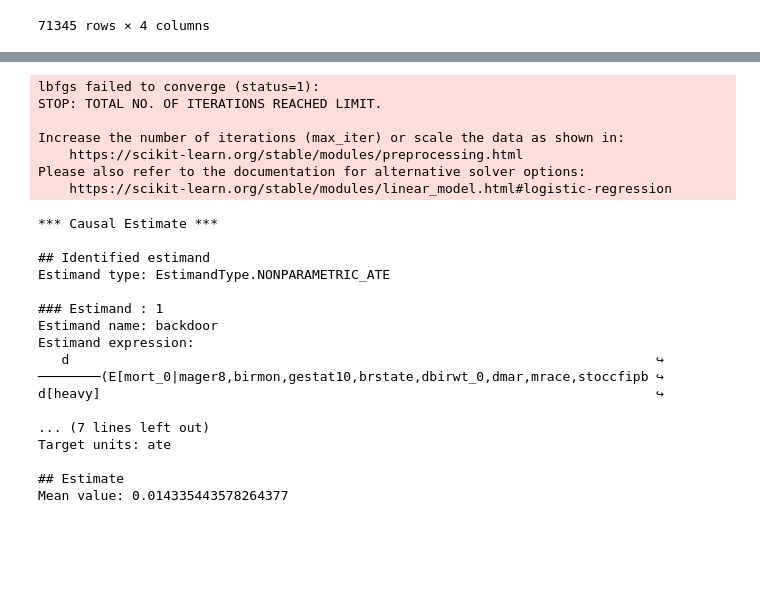
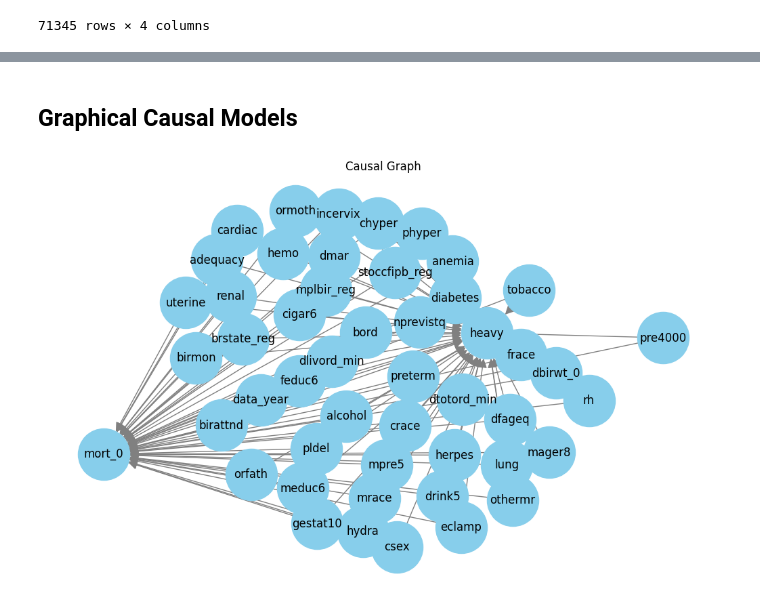
Before and after one commit to sindla97/Causal_inference_twins, a Jupyter notebook: Causal_inference_learning.ipynb, the cells around one changed output, grey strips where cells are left out. Saved outputs shown, nothing was run; the diff lists cells and outputs as text; code cells hidden in the pictures; blank space fills up the shorter version.

```diff
--- a/Causal_inference_learning.ipynb
+++ b/Causal_inference_learning.ipynb
@@ -284,30 +516,3 @@ Effect estimates: [[-0.00305413]]
 The final model has a nonzero intercept for at least one outcome; it will be subtracted, but consider fitting a model without an intercept if possible.
-# %%
-causal_estimate = model.estimate_effect(identified_estimand,
-        method_name="backdoor.propensity_score_stratification")
-print(causal_estimate)
-# %% [output]
-lbfgs failed to converge (status=1):
-STOP: TOTAL NO. OF ITERATIONS REACHED LIMIT.
-
-Increase the number of iterations (max_iter) or scale the data as shown in:
-    https://scikit-learn.org/stable/modules/preprocessing.html
-Please also refer to the documentation for alternative solver options:
-    https://scikit-learn.org/stable/modules/linear_model.html#logistic-regression
-*** Causal Estimate ***
-
-## Identified estimand
-Estimand type: EstimandType.NONPARAMETRIC_ATE
-
-### Estimand : 1
-Estimand name: backdoor
-Estimand expression:
-   d                                                                           ↪
-────────(E[mort_0|mager8,birmon,gestat10,brstate,dbirwt_0,dmar,mrace,stoccfipb ↪
-d[heavy]                                                                       ↪
-
-... (7 lines left out)
-Target units: ate
-
-## Estimate
-Mean value: 0.014335443578264377
+# %% [markdown]
+## Graphical Causal Models
@@ -313,0 +521,11 @@ Mean value: 0.014335443578264377
+# %%
+import networkx as nx
+G = model._graph._graph  # Or whatever variable contains your DiGraph
+
+plt.figure(figsize=(10, 6))
+pos = nx.spring_layout(G)  # You can use other layouts like nx.shell_layout, nx.circular_layout
+nx.draw(G, pos, with_labels=True, node_color='skyblue', edge_color='gray', node_size=3000, font_size=12, arrowsize=20)
+plt.title("Causal Graph")
+plt.show()
+# %% [output]
+[figure, added]
```
Also changed, not shown: parts of 35 cells of this notebook.
